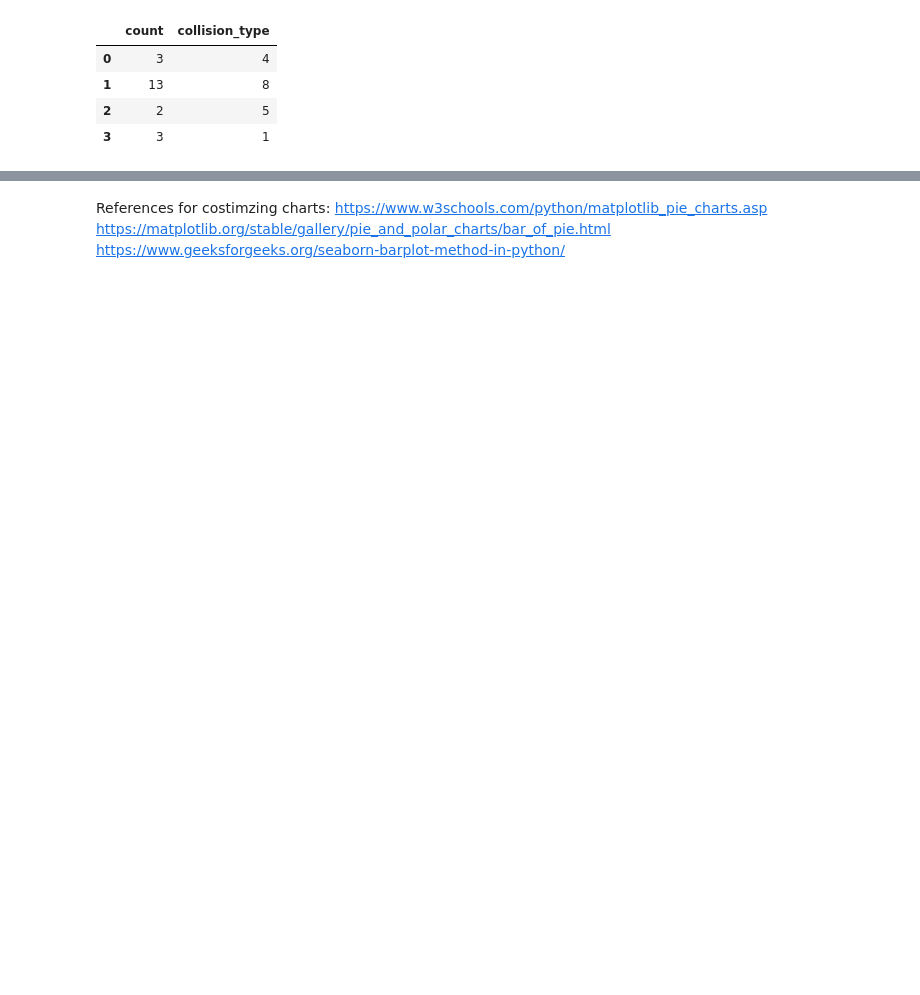
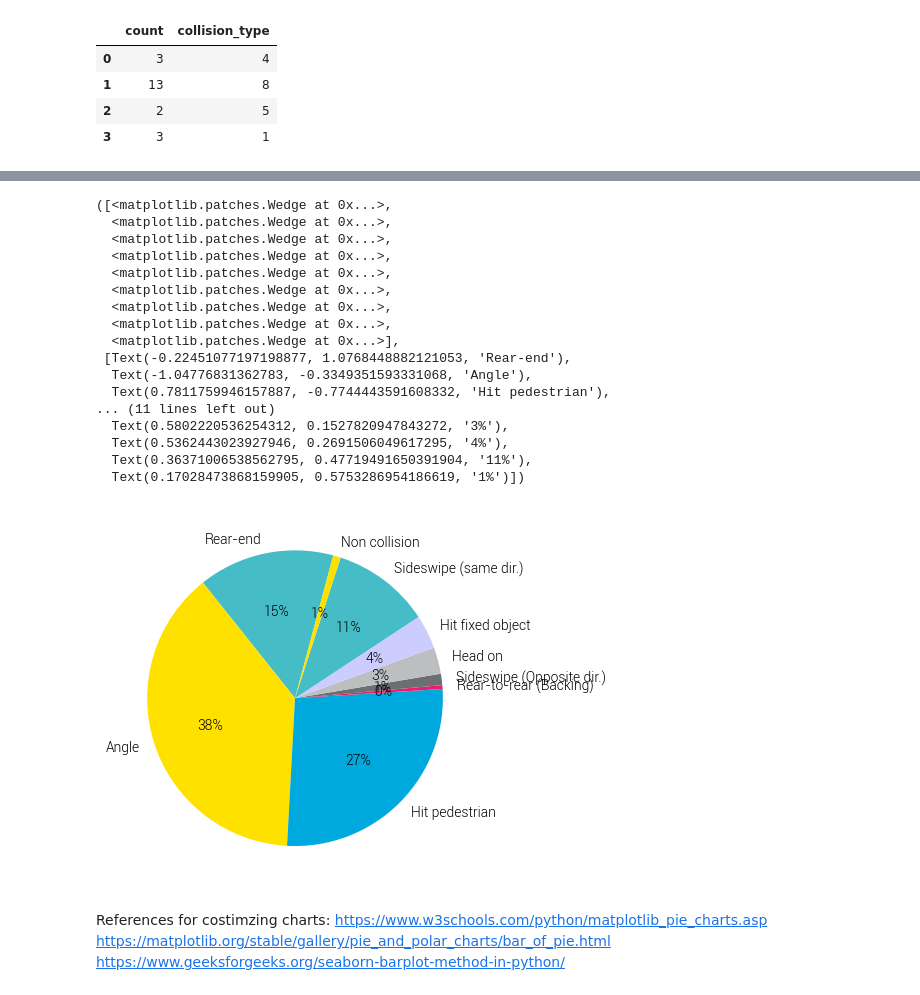
Before and after one commit to dvrpc/crash_analysis, a Jupyter notebook: notebooks/chart_testing.ipynb, the cells around one changed output, grey strips where cells are left out. Cells and saved outputs as stored; diff of their text form; code cells hidden in the pictures; blank space fills up the shorter version.

```diff
--- a/notebooks/chart_testing.ipynb
+++ b/notebooks/chart_testing.ipynb
@@ -81,0 +106,14 @@ plt.pie(ksi_by_type["count"], labels = ksi_by_type["collision_type"], colors = p
+# %%
+#the order by count function below isn't working? it does create a table, but it's not in order
+q_nonpdo_by_type = fr"""
+select count (crash_table), crash_table.collision_type
+	from {sa_name}_crashes as crash_table
+	where not (crash_table.max_severity_level = '0')
+	group by crash_table.collision_type
+	order by count (crash_table);
+	 """
+
+nonpdo_by_type = pd.read_sql(
+    q_nonpdo_by_type,
+    con = ENGINE,
+)
@@ -82,3 +133,29 @@ plt.pie(ksi_by_type["count"], labels = ksi_by_type["collision_type"], colors = p
+# %%
+pie_colors = ["#46bdc6","#ffe100", "#00a9dd", "#ed1d6c", "#6d6e71","#bcbec0","#ccccff"]
+plt.pie(nonpdo_by_type["count"],
+    labels = ['Rear-end','Angle','Hit pedestrian','Rear-to-rear (Backing)','Sideswipe (Opposite dir.)','Head on','Hit fixed object','Sideswipe (same dir.)','Non collision'],
+    autopct='%.0f%%',
+    colors = pie_colors,
+    startangle=75)
+# %% [output]
+([<matplotlib.patches.Wedge at 0x...>,
+  <matplotlib.patches.Wedge at 0x...>,
+  <matplotlib.patches.Wedge at 0x...>,
+  <matplotlib.patches.Wedge at 0x...>,
+  <matplotlib.patches.Wedge at 0x...>,
+  <matplotlib.patches.Wedge at 0x...>,
+  <matplotlib.patches.Wedge at 0x...>,
+  <matplotlib.patches.Wedge at 0x...>,
+  <matplotlib.patches.Wedge at 0x...>],
+ [Text(-0.22451077197198877, 1.0768448882121053, 'Rear-end'),
+  Text(-1.04776831362783, -0.3349351593331068, 'Angle'),
+  Text(0.7811759946157887, -0.7744443591608332, 'Hit pedestrian'),
+... (11 lines left out)
+  Text(0.5802220536254312, 0.1527820947843272, '3%'),
+  Text(0.5362443023927946, 0.2691506049617295, '4%'),
+  Text(0.36371006538562795, 0.47719491650391904, '11%'),
+  Text(0.17028473868159905, 0.5753286954186619, '1%')])
+[figure, added]
 # %% [markdown]
 References for costimzing charts: https://www.w3schools.com/python/matplotlib_pie_charts.asp
 https://matplotlib.org/stable/gallery/pie_and_polar_charts/bar_of_pie.html
```
Also changed, not shown: parts of 5 cells of this notebook.
